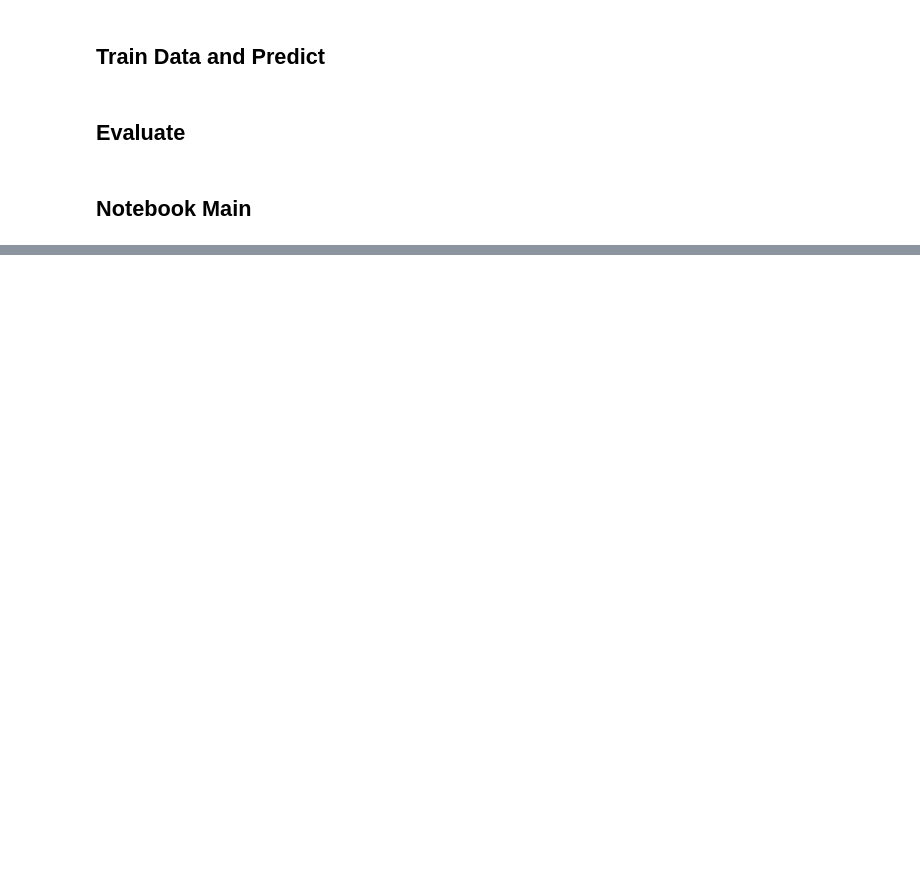
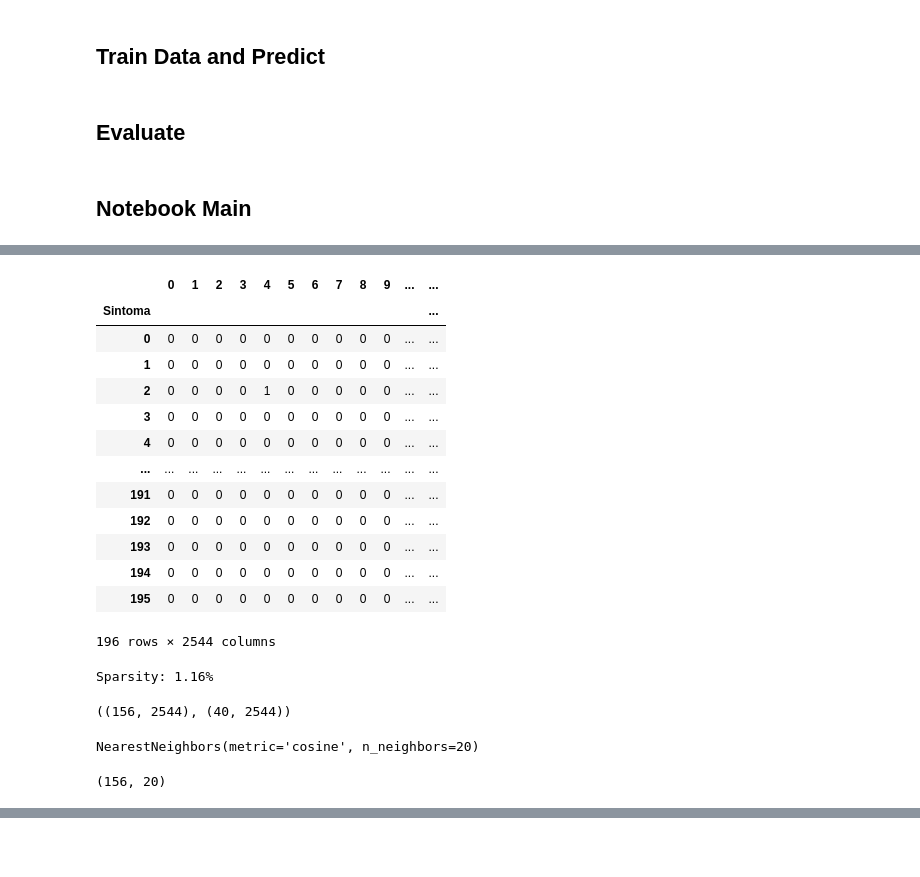
Before and after one commit to gpalomares2022/Kedro_real_project, a Jupyter notebook: notebooks/NotebookTFM16M.ipynb, the cells around one changed output, grey strips where cells are left out. Saved outputs shown, nothing was run; the diff lists cells and outputs as text; code cells hidden in the pictures; blank space fills up the shorter version.

```diff
--- a/notebooks/NotebookTFM16M.ipynb
+++ b/notebooks/NotebookTFM16M.ipynb
@@ -270,0 +302,3 @@ Frecuencias:  2
+# %%
+%%time
+df_train_generated=generate_data_train (df_EnfeySinto_select, 1)
@@ -323,3 +345,0 @@ df_enfermedades_select
-# %%
-%%time
-df_train_generated=generate_data_train (df_enfermedades_select, 10)
@@ -355,0 +395,25 @@ memory usage: 57.3 MB
+# %%
+df_matrix
+# %% [output]
+|  | 0 | 1 | 2 | 3 | 4 | 5 | 6 | 7 | 8 | 9 | ... | ... |
+| Sintoma |  |  |  |  |  |  |  |  |  |  |  | ... |
+| 0 | 0 | 0 | 0 | 0 | 0 | 0 | 0 | 0 | 0 | 0 | ... | ... |
+| 1 | 0 | 0 | 0 | 0 | 0 | 0 | 0 | 0 | 0 | 0 | ... | ... |
+| 2 | 0 | 0 | 0 | 0 | 1 | 0 | 0 | 0 | 0 | 0 | ... | ... |
+| 3 | 0 | 0 | 0 | 0 | 0 | 0 | 0 | 0 | 0 | 0 | ... | ... |
+| 4 | 0 | 0 | 0 | 0 | 0 | 0 | 0 | 0 | 0 | 0 | ... | ... |
+| ... | ... | ... | ... | ... | ... | ... | ... | ... | ... | ... | ... | ... |
+| 191 | 0 | 0 | 0 | 0 | 0 | 0 | 0 | 0 | 0 | 0 | ... | ... |
+| 192 | 0 | 0 | 0 | 0 | 0 | 0 | 0 | 0 | 0 | 0 | ... | ... |
+| 193 | 0 | 0 | 0 | 0 | 0 | 0 | 0 | 0 | 0 | 0 | ... | ... |
+| 194 | 0 | 0 | 0 | 0 | 0 | 0 | 0 | 0 | 0 | 0 | ... | ... |
+| 195 | 0 | 0 | 0 | 0 | 0 | 0 | 0 | 0 | 0 | 0 | ... | ... |
+196 rows × 2544 columns
+# %%
+ratings = df_matrix.values
+sparsity = float(len(ratings.nonzero()[0]))
+sparsity /= (ratings.shape[0] * ratings.shape[1])
+sparsity *= 100
+print('Sparsity: {:4.2f}%'.format(sparsity))
+# %% [output]
+Sparsity: 1.16%
@@ -355,0 +422,18 @@ memory usage: 57.3 MB
+# %%
+ratings_train.shape, ratings_test.shape
+# %% [output]
+((156, 2544), (40, 2544))
+# %%
+
+n_enfermedades = ratings_train.shape[1]
+n_enfermedades
+neighbors = NearestNeighbors(n_neighbors=20,
+                         metric='cosine')
+neighbors.fit(ratings_train)
+# %% [output]
+NearestNeighbors(metric='cosine', n_neighbors=20)
+# %%
+top_k_distances, top_k_users = neighbors.kneighbors(ratings_train, return_distance=True)
+top_k_distances.shape
+# %% [output]
+(156, 20)
```
Also changed, not shown: parts of 99 cells of this notebook.
